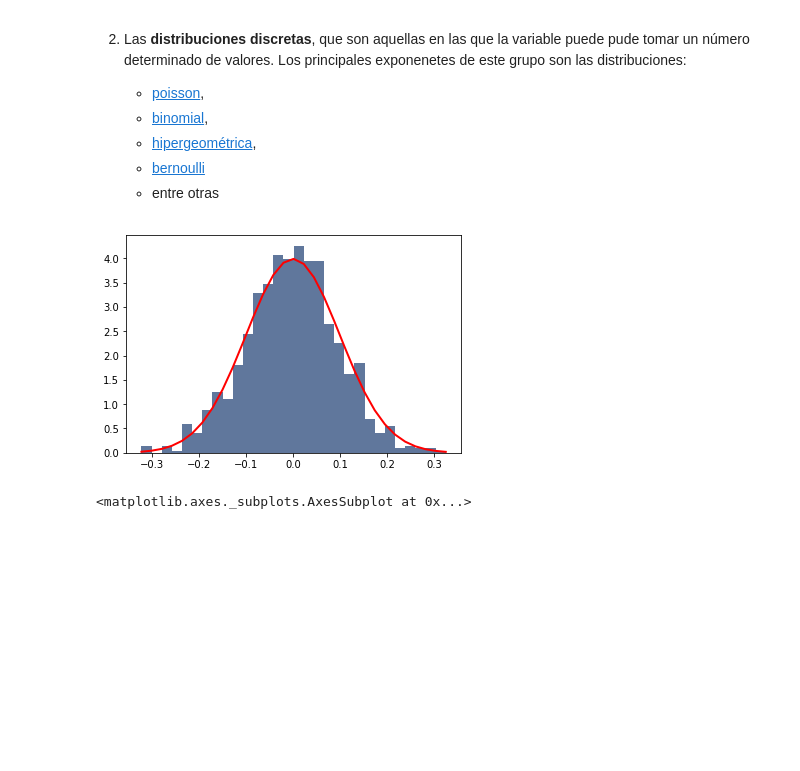
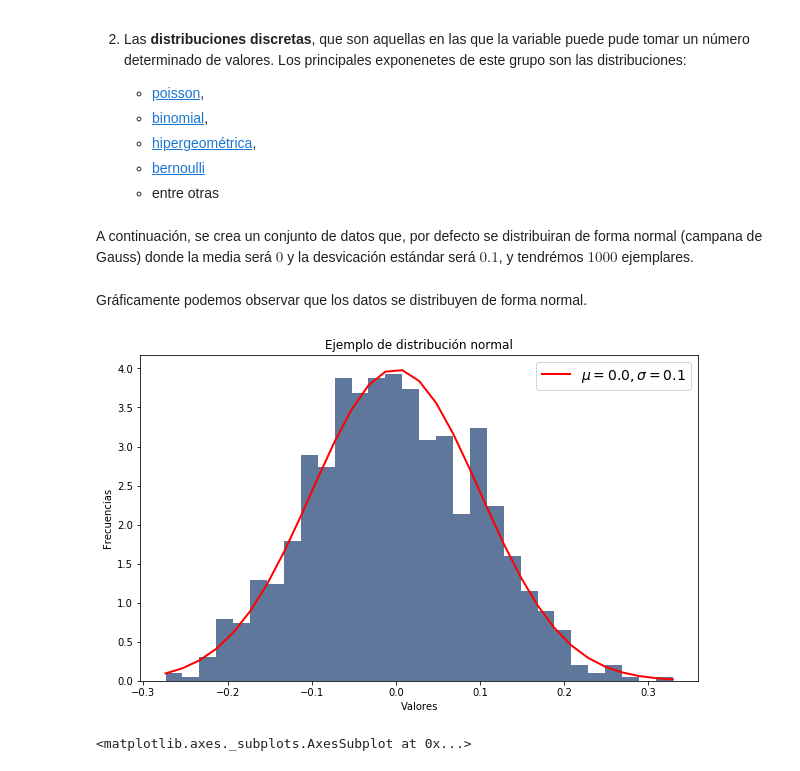
Before and after one commit to eshernan/datascience_training, a Jupyter notebook: notebooks/Session_1.ipynb, the cells around one changed output. Saved outputs shown, nothing was run; the diff lists cells and outputs as text; code cells hidden in the pictures; blank space fills up the shorter version.

```diff
--- a/notebooks/Session_1.ipynb
+++ b/notebooks/Session_1.ipynb
@@ -274,5 +289,7 @@ import seaborn as sns # importando seaborn
 # parametros esteticos de seaborn
 sns.set_palette("deep", desat=.6)
 sns.set_context(rc={"figure.figsize": (8, 4)})
+# %% [markdown]
+A continuación, se crea un conjunto de datos que, por defecto se distribuiran de forma normal (campana de Gauss) donde la media será $0$ y la desvicación estándar será $0.1$, y tendrémos $1000$ ejemplares.
 # %%
 mu, sigma = 0, 0.1 # media y desvio estandar
@@ -280,11 +297,19 @@ s = np.random.normal(mu, sigma, 1000) #creando muestra de datos
+# %% [markdown]
+Gráficamente podemos observar que los datos se distribuyen de forma normal.
 # %%
 # histograma de distribución normal.
+plt.figure(figsize=(10, 6))
 cuenta, cajas, ignorar = plt.hist(s, 30, density=True)
-normal = plt.plot(cajas, 1/(sigma * np.sqrt(2 * np.pi)) *
+plt.plot(cajas, 1/(sigma * np.sqrt(2 * np.pi)) *
          np.exp( - (cajas - mu)**2 / (2 * sigma**2) ),
-         linewidth=2, color='r')
+         linewidth=2, color='r', label=r"$\mu=0.0, \sigma=0.1$")
+plt.title('Ejemplo de distribución normal')
+plt.xlabel('Valores')
+plt.ylabel('Frecuencias')
+plt.legend(fontsize=14)
+plt.show()
 # %% [output]
-[figure, old version]
+[figure, new version]
 # %%
 # %% [output]
 <matplotlib.axes._subplots.AxesSubplot at 0x...>
```
Also changed, not shown: parts of 16 cells of this notebook.
